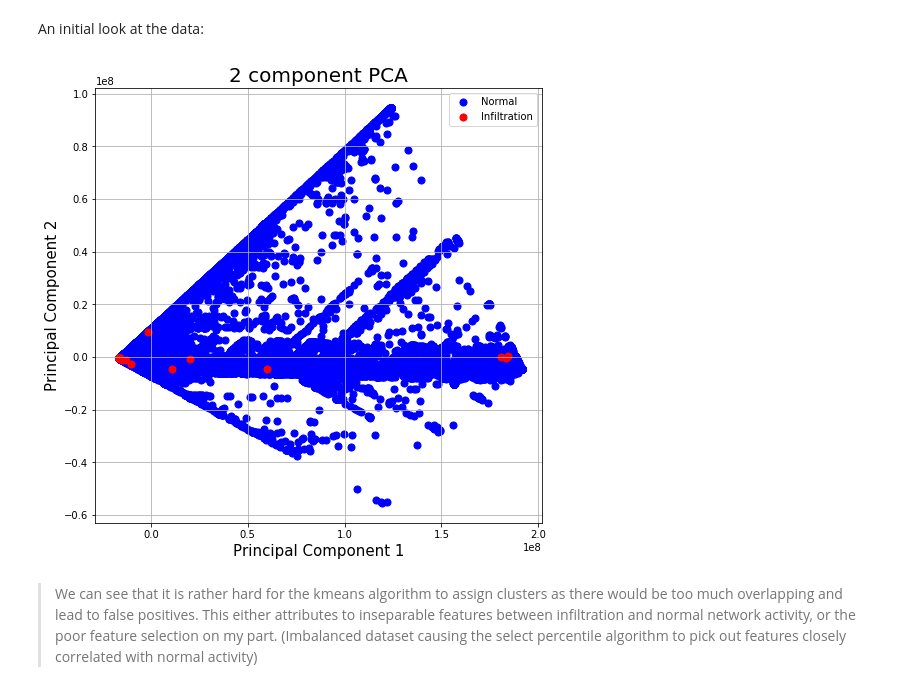
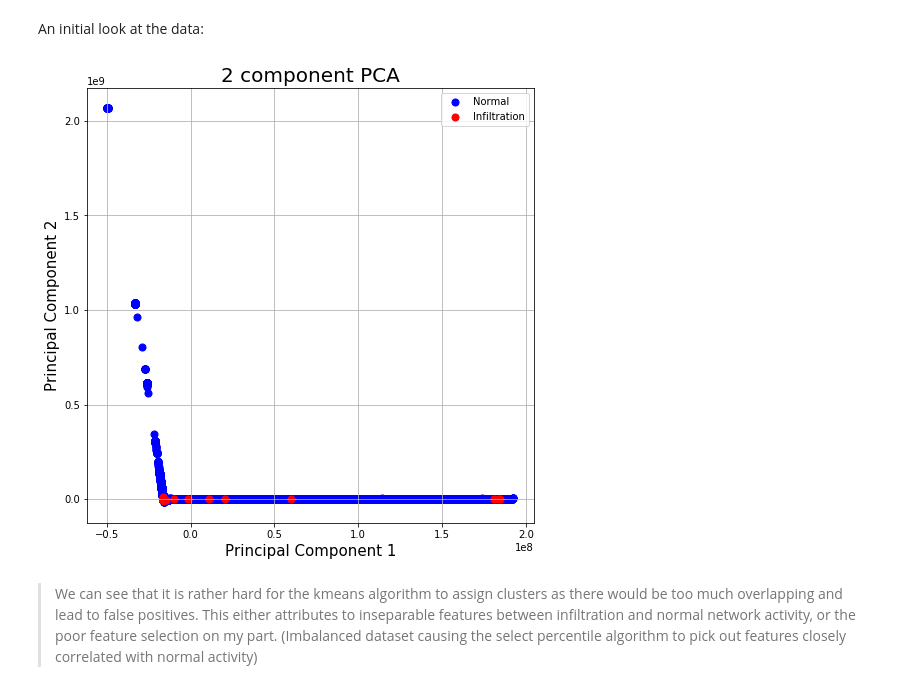
Before and after one commit to j-csc/ids_dl, a Jupyter notebook: POC.ipynb, the cells around one changed output. Drawn from its saved outputs; the diff is of its cells as text; code cells hidden in the pictures.

```diff
--- a/POC.ipynb
+++ b/POC.ipynb
@@ -262,5 +264,5 @@ Now that we've trimmed down the features to 45, we can start fitting them in dif
 # %%
-X_train, X_test, y_train, y_test = train_test_split(numerical_cols[selected_features],target_variables,test_size=0.2, random_state=42)
+X_train, X_test, y_train, y_test = train_test_split(numerical_cols,target_variables,test_size=0.2, random_state=42)
 
 print(np.any(np.isnan(X_train)))
 print(np.all(np.isfinite(X_train)))
@@ -270,8 +272,8 @@ True
 # %% [markdown]
 ## KMeans w/ PCA
 # %%
-pca = PCA(n_components=2)
-pca.fit(X_train)
-print(pca.explained_variance_ratio_)
-pca_data = pca.transform(X_train)
+pca_train = PCA(n_components=2)
+pca_train.fit(X_train)
+print(pca_train.explained_variance_ratio_)
+pca_train_data = pca_train.transform(X_train)
 # %% [output]
@@ -281,7 +283,7 @@ As we can see, the first component accounts for about 76.7% meaning of the data
 # %%
-pca_df = pd.DataFrame(data = pca_data
+pca_train_df = pd.DataFrame(data = pca_data
              , columns = ['principal_component_1', 'principal_component_2'])
-pca_df = pd.concat([pca_df,target_variables], axis=1)
-pca_df.head(5)
+pca_train_df = pd.concat([pca_train_df,y_train], axis=1)
+pca_train_df.head(5)
 # %% [output]
 |  | principal_component_1 | principal_component_2 | label |
@@ -293,10 +295,10 @@ pca_df.head(5)
 # %% [markdown]
 Here, we have to drop the nan columns again due to varaible lost in PCA.
 # %%
-pca_df = pca_df.replace([np.inf, -np.inf], np.nan)
-pca_df.dropna(axis=0, inplace=True)
-print(np.any(pd.isnull(pca_df))) # Should be False
-print(np.all(np.isfinite(pca_df))) # Should be True
+pca_train_df = pca_train_df.replace([np.inf, -np.inf], np.nan)
+pca_train_df.dropna(axis=0, inplace=True)
+print(np.any(pd.isnull(pca_train_df))) # Should be False
+print(np.all(np.isfinite(pca_train_df))) # Should be True
 # %% [output]
 False
 True
@@ -305,21 +307,21 @@ An initial look at the data:
 # %%
 fig = plt.figure(figsize = (8,8))
 ax = fig.add_subplot(1,1,1)
 ax.set_xlabel('Principal Component 1', fontsize = 15)
 ax.set_ylabel('Principal Component 2', fontsize = 15)
 ax.set_title('2 component PCA', fontsize = 20)
 targets = [0, 1]
 colors = ['b', 'r']
 for target, color in zip(targets,colors):
-    indicesToKeep = pca_df['label'] == target
-    ax.scatter(pca_df.loc[indicesToKeep, 'principal_component_1']
-               , pca_df.loc[indicesToKeep, 'principal_component_2']
+    indicesToKeep = pca_train_df['label'] == target
+    ax.scatter(pca_train_df.loc[indicesToKeep, 'principal_component_1']
+               , pca_train_df.loc[indicesToKeep, 'principal_component_2']
                , c = color
                , s = 50)
 ax.legend(['Normal', 'Infiltration'])
 ax.grid()
 # %% [output]
-[figure, old version]
+[figure, new version]
 # %% [markdown]
 > We can see that it is rather hard for the kmeans algorithm to assign clusters as there would be too much overlapping and lead to false positives. This either attributes to inseparable features between infiltration and normal network activity, or the poor feature selection on my part. (Imbalanced dataset causing the select percentile algorithm to pick out features closely correlated with normal activity)
 # %% [markdown]
```
Also changed, not shown: parts of 17 cells of this notebook.
